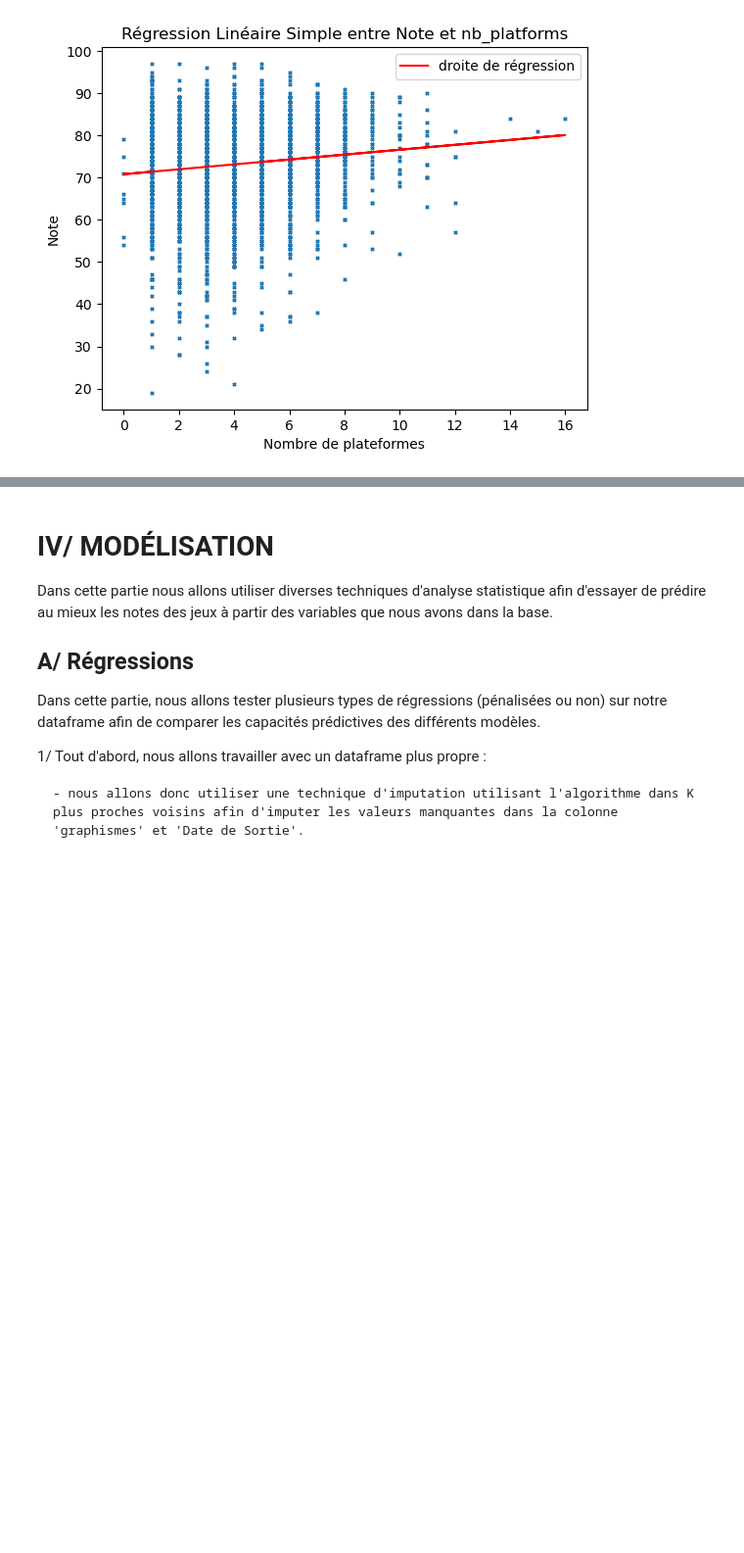
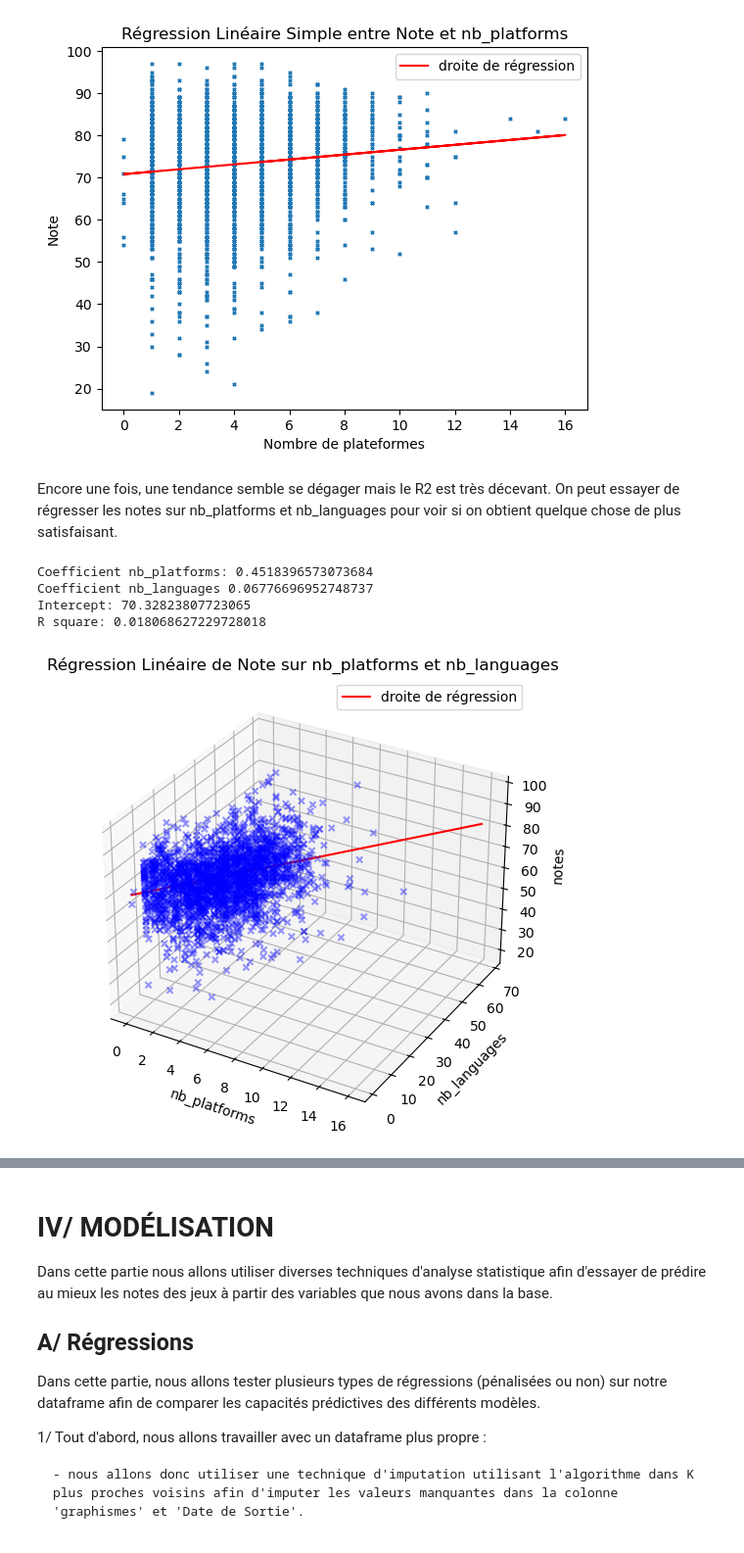
Before and after one commit to PyTomSss/PythonProjects, a Jupyter notebook: Project_Notebook.ipynb, the cells around one changed output, grey strips where cells are left out. Shown at 98% size. Saved outputs shown, nothing was run; the diff lists cells and outputs as text; code cells hidden in the pictures; blank space fills up the shorter version.

```diff
--- a/Project_Notebook.ipynb
+++ b/Project_Notebook.ipynb
@@ -1692,3 +1692,47 @@ Coefficient: 0.5793126070324015
 Intercept: 70.80429452710786
 R square: 0.013990455636176624
 [figure]
+# %% [markdown]
+Encore une fois, une tendance semble se dégager mais le R2 est très décevant. On peut essayer de régresser les notes sur nb_platforms et nb_languages pour voir si on obtient quelque chose de plus satisfaisant.
+# %%
+X1= dfheatmap1['nb_platforms']
+X2= dfheatmap1['nb_languages']
+Y = dfheatmap1['Note']
+
+model = LinearRegression()
+X = np.column_stack((X1, X2))
+model.fit(X, Y)
+
+
+coef_x1 = model.coef_[0]
+coef_x2=model.coef_[1]
+intercept = model.intercept_
+
+print("Coefficient nb_platforms:", coef_x1)
+print("Coefficient nb_languages", coef_x2)
+print("Intercept:", model.intercept_)
+print("R square:", model.score(X, Y))
+
+
+fig = plt.figure(figsize=(8, 6))
+ax = fig.add_subplot(111, projection='3d')
+ax.scatter(X1, X2, Y, alpha = 0.4, c='blue', marker='x')
+
+X1_line = np.linspace(X1.min(), X1.max(), 100)
+X2_line = np.linspace(X2.min(), X2.max(), 100)
+Y_line = intercept + coef_x1 * X1_line + coef_x2 * X2_line
+ax.plot(X1_line.flatten(), X2_line.flatten(), Y_line.flatten(), alpha=1, color='red', label='droite de régression')
+
+ax.set_xlabel('nb_platforms')
+ax.set_ylabel('nb_languages')
+ax.set_zlabel('notes')
+ax.set_title('Régression Linéaire de Note sur nb_platforms et nb_languages')
+ax.legend()
+
+plt.show()
+# %% [output]
+Coefficient nb_platforms: 0.4518396573073684
+Coefficient nb_languages 0.06776696952748737
+Intercept: 70.32823807723065
+R square: 0.018068627229728018
+[figure, added]
```
Also changed, not shown: parts of 1 cell of this notebook.
